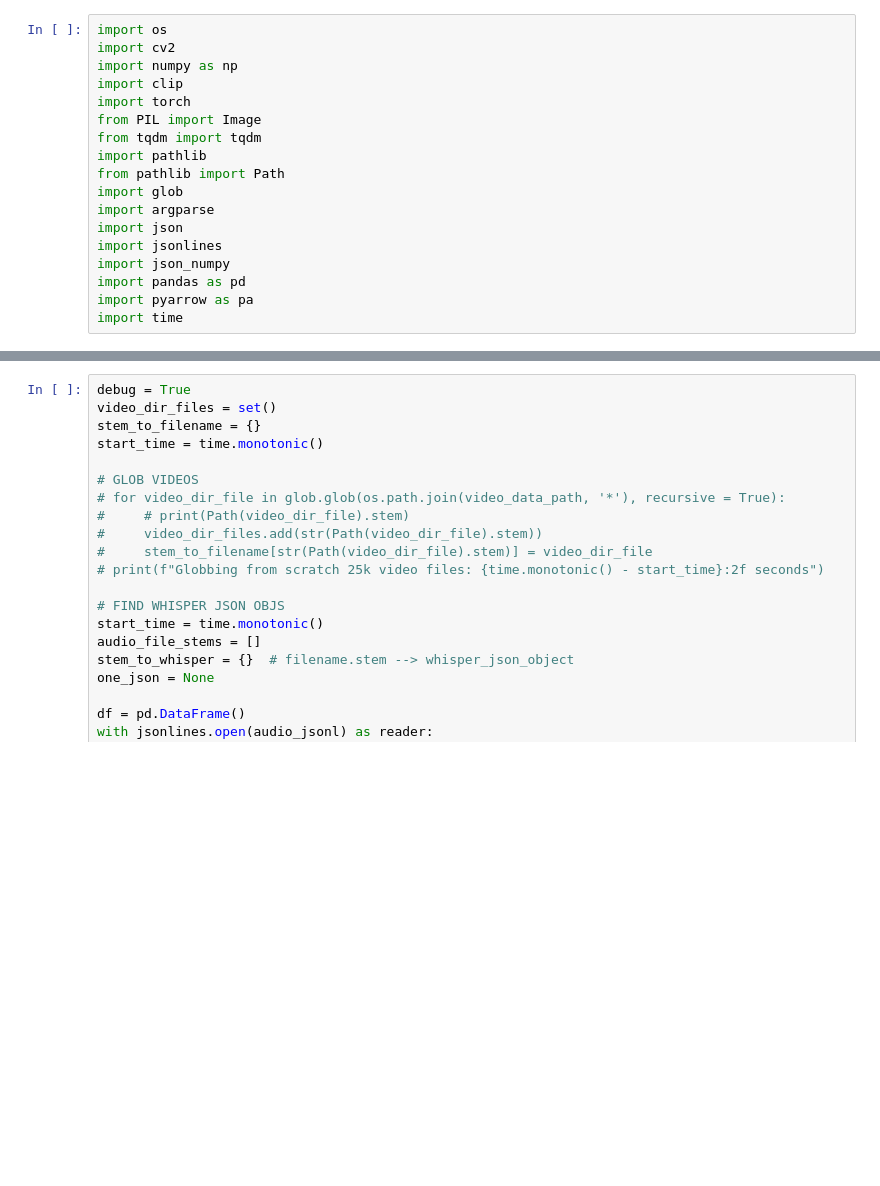
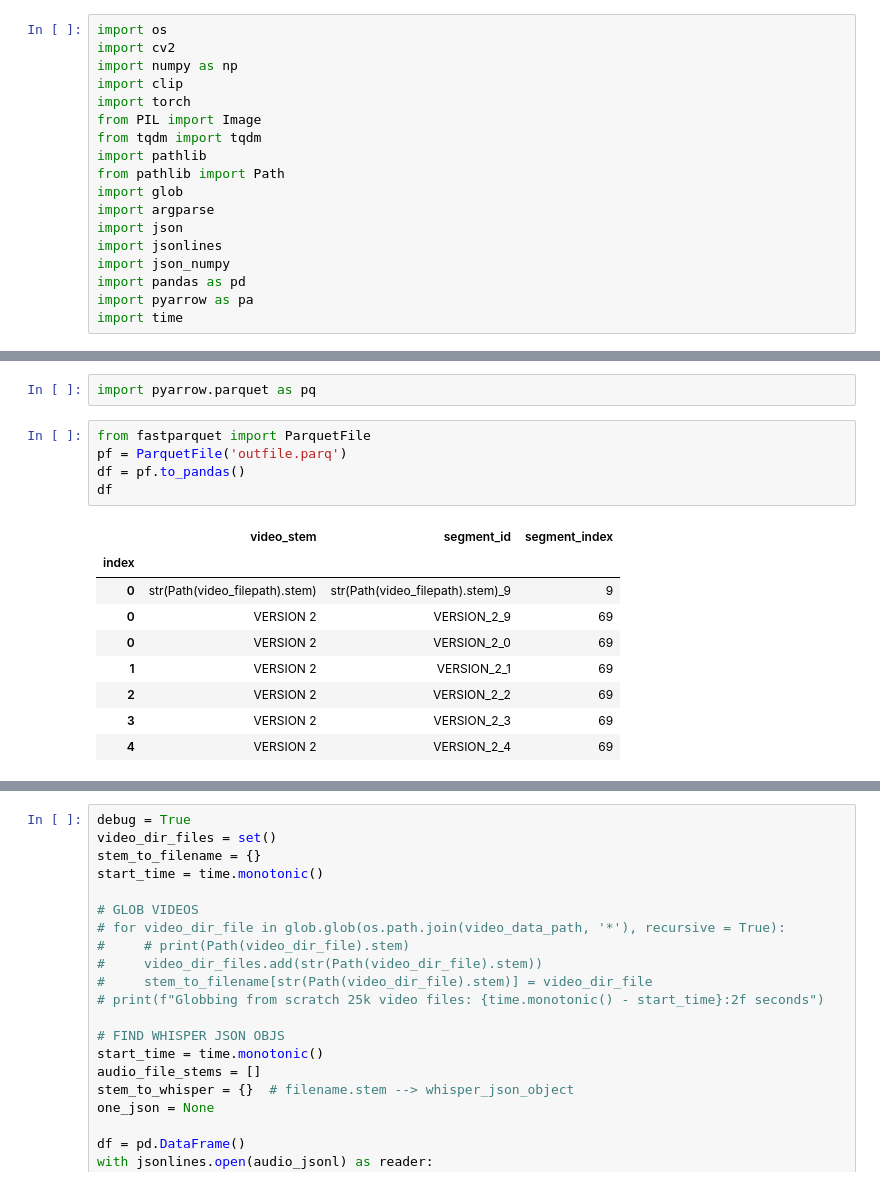
Before and after one commit to KastanDay/video-pretrained-transformer, a Jupyter notebook: delta/v3_parquet_and_pyarrow.ipynb, the cells around one changed output, grey strips where cells are left out. Saved outputs shown, nothing was run; the diff lists cells and outputs as text; blank space fills up the shorter version.

```diff
--- a/delta/v3_parquet_and_pyarrow.ipynb
+++ b/delta/v3_parquet_and_pyarrow.ipynb
@@ -18,0 +73,17 @@ import time
+# %%
+import pyarrow.parquet as pq
+# %%
+from fastparquet import ParquetFile
+pf = ParquetFile('outfile.parq')
+df = pf.to_pandas()
+df
+# %% [output]
+|  | video_stem | segment_id | segment_index |
+| index |  |  |  |
+| 0 | str(Path(video_filepath).stem) | str(Path(video_filepath).stem)_9 | 9 |
+| 0 | VERSION 2 | VERSION_2_9 | 69 |
+| 0 | VERSION 2 | VERSION_2_0 | 69 |
+| 1 | VERSION 2 | VERSION_2_1 | 69 |
+| 2 | VERSION 2 | VERSION_2_2 | 69 |
+| 3 | VERSION 2 | VERSION_2_3 | 69 |
+| 4 | VERSION 2 | VERSION_2_4 | 69 |
```
Also changed, not shown: parts of 8 cells of this notebook, 2 other files.
